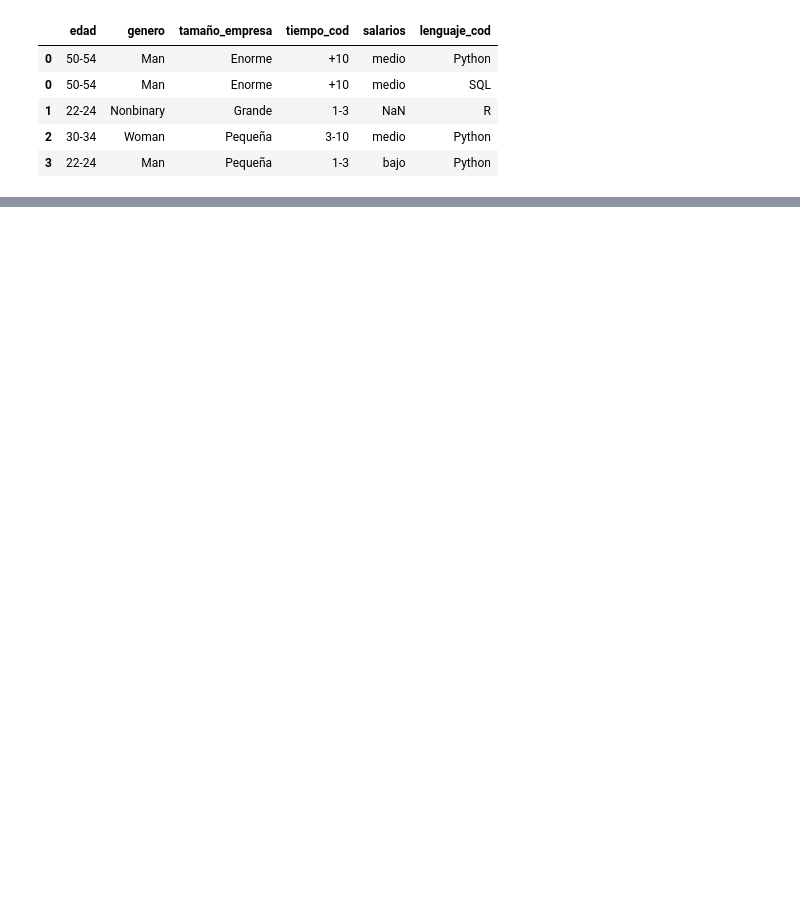
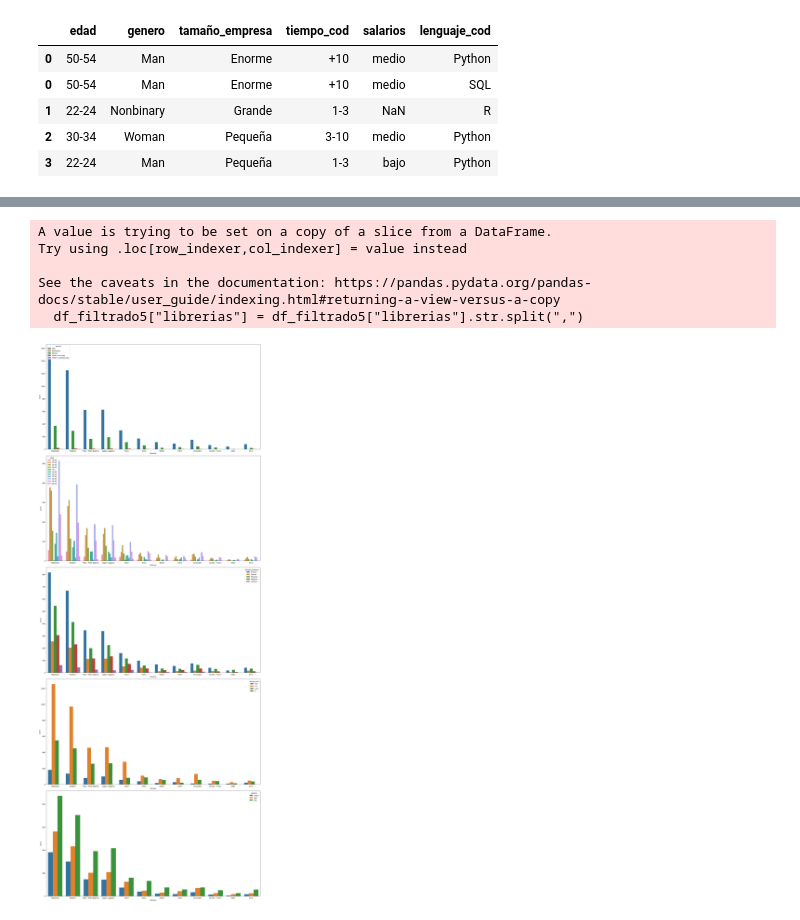
Before and after one commit to Adalab/project-da-promo-d-modulo-2-team-4, a Jupyter notebook: exploracion/graficos.ipynb, the cells around one changed output, grey strips where cells are left out. Saved outputs shown, nothing was run; the diff lists cells and outputs as text; code cells hidden in the pictures; blank space fills up the shorter version.

```diff
--- a/exploracion/graficos.ipynb
+++ b/exploracion/graficos.ipynb
@@ -76,0 +124,4 @@ df_filtrado = df_filtrado.explode('lenguaje_cod')
+# %%
+df_filtrado5 = df[['edad', 'genero', 'tamaño_empresa', 'tiempo_cod', 'salarios', 'librerias']]
+
+df_filtrado5.head()
@@ -76,0 +135,21 @@ df_filtrado = df_filtrado.explode('lenguaje_cod')
+# %%
+df_filtrado5["librerias"] = df_filtrado5["librerias"].str.split(",")
+# %% [output]
+A value is trying to be set on a copy of a slice from a DataFrame.
+Try using .loc[row_indexer,col_indexer] = value instead
+
+See the caveats in the documentation: https://pandas.pydata.org/pandas-docs/stable/user_guide/indexing.html#returning-a-view-versus-a-copy
+  df_filtrado5["librerias"] = df_filtrado5["librerias"].str.split(",")
+# %%
+df_filtrado5 = df_filtrado5.explode('librerias')
+# %%
+fig, axes = plt.subplots(5,1, figsize = (20,50))
+sns.countplot(x = 'librerias', data = df_filtrado5, hue = 'genero', ax = axes[0])
+sns.countplot(x = 'librerias', data = df_filtrado5, hue = 'edad', ax = axes[1])
+sns.countplot(x = 'librerias', data = df_filtrado5, hue = 'tamaño_empresa', ax = axes[2])
+sns.countplot(x = 'librerias', data = df_filtrado5, hue = 'tiempo_cod', ax = axes[3])
+sns.countplot(x = 'librerias', data = df_filtrado5, hue = 'salarios', ax = axes[4])
+
+plt.tight_layout()
+# %% [output]
+[figure, added]
```
Also changed, not shown: parts of 14 cells of this notebook.
